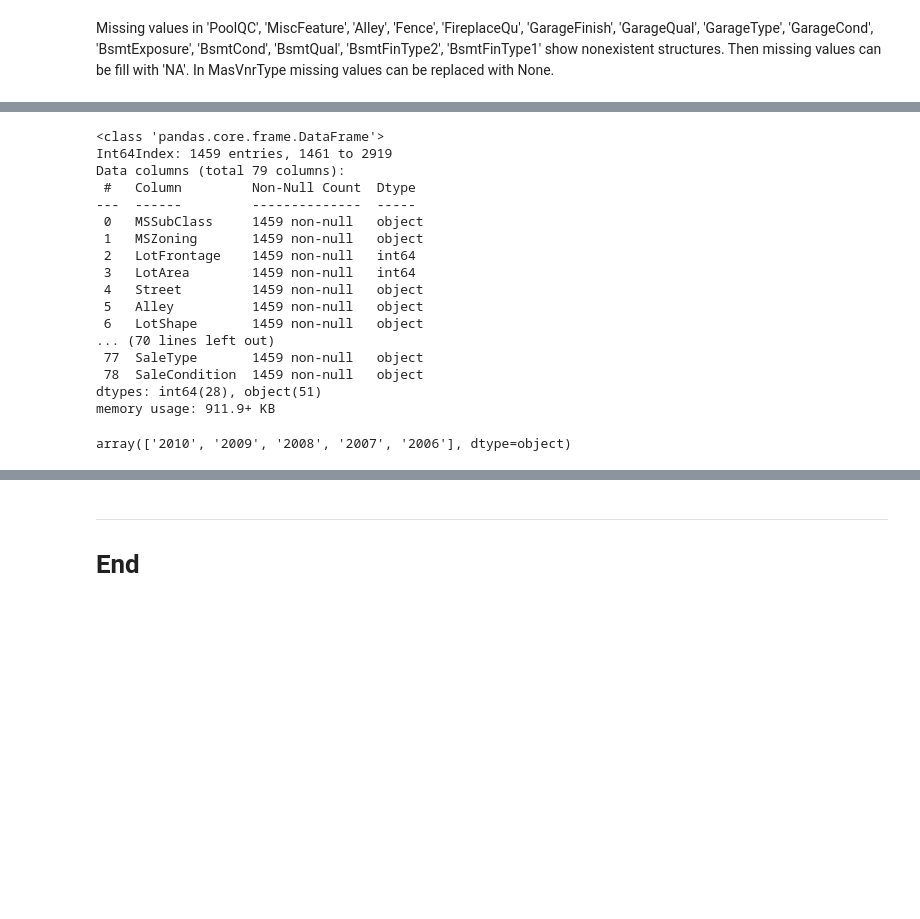
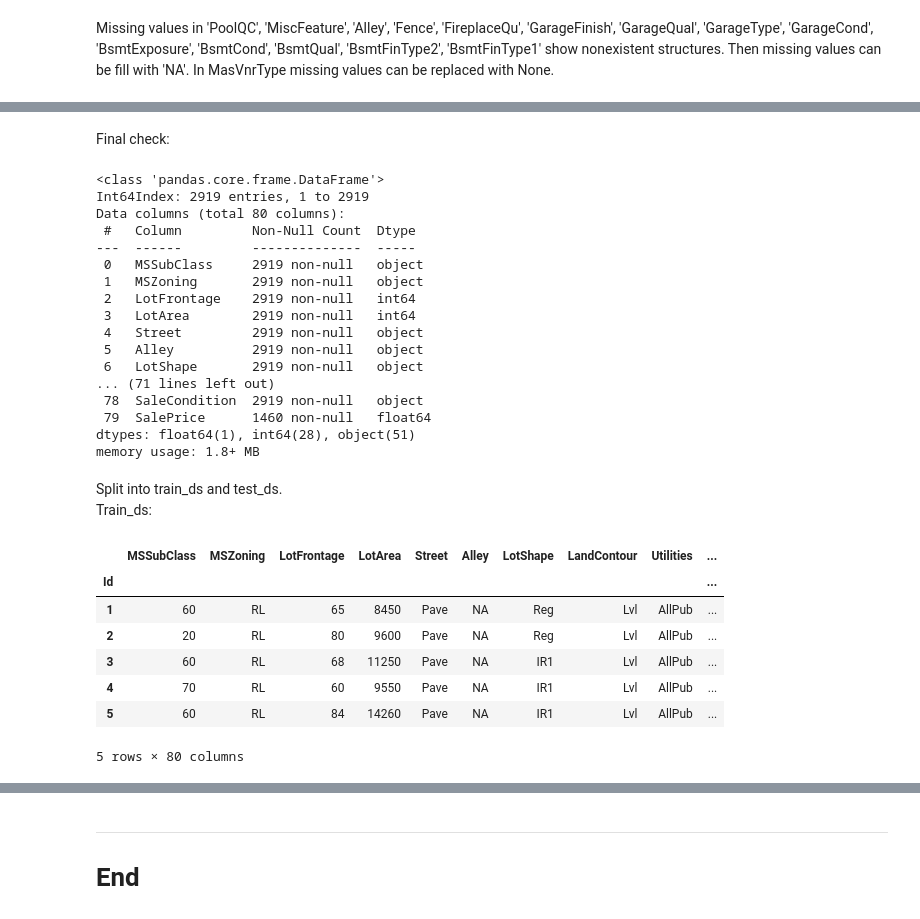
Before and after one commit to lmacakova/prices, a Jupyter notebook: house_prices.ipynb, the cells around one changed output, grey strips where cells are left out. Cells and saved outputs as stored; diff of their text form; code cells hidden in the pictures; blank space fills up the shorter version.

```diff
--- a/house_prices.ipynb
+++ b/house_prices.ipynb
@@ -231,9 +155,9 @@ dtype: int64
 # %%
 # Filling NA with median for numerical variables and 0 for the the categorical variables
-test_ds['LotFrontage'] = test_ds['LotFrontage'].fillna(test_ds['LotFrontage'].median())
-test_ds[['MasVnrArea', 'GarageYrBlt', 'BsmtFinSF1'
+combined_ds['LotFrontage'] = combined_ds['LotFrontage'].fillna(combined_ds['LotFrontage'].median())
+combined_ds[['MasVnrArea', 'GarageYrBlt', 'BsmtFinSF1'
          , 'BsmtFinSF2', 'BsmtUnfSF', 'TotalBsmtSF'
-         , 'BsmtFullBath', 'BsmtHalfBath', 'GarageCars', 'GarageArea']] = test_ds[[
+         , 'BsmtFullBath', 'BsmtHalfBath', 'GarageCars', 'GarageArea']] = combined_ds[[
              'MasVnrArea', 'GarageYrBlt', 'BsmtFinSF1',
              'BsmtFinSF2', 'BsmtUnfSF', 'TotalBsmtSF',
              'BsmtFullBath', 'BsmtHalfBath', 'GarageCars', 'GarageArea']].fillna(0)
@@ -244,37 +168,56 @@ int_to_strings = ['MSSubClass', 'OverallQual', 'OverallCond', 'YearBuilt',
 float_to_int = ['LotFrontage', 'MasVnrArea','BsmtFinSF1', 'BsmtFinSF2',
                 'BsmtUnfSF', 'TotalBsmtSF', 'BsmtFullBath', 'BsmtHalfBath',
                 'GarageCars', 'GarageArea', 'GarageYrBlt']
-test_ds[float_to_int] = test_ds[float_to_int].astype('int64')
-test_ds[int_to_strings] = test_ds[int_to_strings].astype(str)
+combined_ds[float_to_int] = combined_ds[float_to_int].astype('int64')
+combined_ds[int_to_strings] = combined_ds[int_to_strings].astype(str)
 # %%
 to_NA = ['PoolQC', 'MiscFeature', 'Alley', 'Fence','FireplaceQu', 'GarageFinish', 'GarageQual',
          'GarageType', 'GarageCond', 'BsmtExposure', 'BsmtCond', 'BsmtQual', 'BsmtFinType2',
          'BsmtFinType1', 'MSZoning', 'Utilities', 'Functional', 'Exterior1st', 'Exterior2nd',
          'SaleType', 'KitchenQual']
-test_ds[to_NA] = test_ds[to_NA].fillna('NA')
-test_ds['MasVnrType'] = test_ds['MasVnrType'].fillna('None')
-test_ds['Electrical'] = test_ds['Electrical'].fillna('Mix')
+combined_ds[to_NA] = combined_ds[to_NA].fillna('NA')
+combined_ds['MasVnrType'] = combined_ds['MasVnrType'].fillna('None')
+combined_ds['Electrical'] = combined_ds['Electrical'].fillna('Mix')
+# %% [markdown]
+Final check:
 # %%
-test_ds.info()
+combined_ds.info()
 # %% [output]
 <class 'pandas.core.frame.DataFrame'>
-Int64Index: 1459 entries, 1461 to 2919
-Data columns (total 79 columns):
+Int64Index: 2919 entries, 1 to 2919
+Data columns (total 80 columns):
  #   Column         Non-Null Count  Dtype
 ---  ------         --------------  -----
- 0   MSSubClass     1459 non-null   object
- 1   MSZoning       1459 non-null   object
- 2   LotFrontage    1459 non-null   int64
- 3   LotArea        1459 non-null   int64
- 4   Street         1459 non-null   object
- 5   Alley          1459 non-null   object
- 6   LotShape       1459 non-null   object
-... (70 lines left out)
- 77  SaleType       1459 non-null   object
- 78  SaleCondition  1459 non-null   object
-dtypes: int64(28), object(51)
-memory usage: 911.9+ KB
+ 0   MSSubClass     2919 non-null   object
+ 1   MSZoning       2919 non-null   object
+ 2   LotFrontage    2919 non-null   int64
+ 3   LotArea        2919 non-null   int64
+ 4   Street         2919 non-null   object
+ 5   Alley          2919 non-null   object
+ 6   LotShape       2919 non-null   object
+... (71 lines left out)
+ 78  SaleCondition  2919 non-null   object
+ 79  SalePrice      1460 non-null   float64
+dtypes: float64(1), int64(28), object(51)
+memory usage: 1.8+ MB
-# %%
-test_ds['YrSold'].unique()
-# %% [output]
-array(['2010', '2009', '2008', '2007', '2006'], dtype=object)
+# %% [markdown]
+Split into train_ds and test_ds.\
+Train_ds:
+# %%
+# Split combined_ds back into train_ds and test_ds
+train_ds = combined_ds.iloc[:1460]
+test_ds = combined_ds.iloc[1460:]
+# Drop 'SalePrice' column from test dataset
+test_ds = test_ds.drop('SalePrice', axis=1, errors='ignore')
+# Convert 'SalePrice' to int64 in train_ds
+train_ds['SalePrice'].astype('int64')
+train_ds.head()
+# %% [output]
+|  | MSSubClass | MSZoning | LotFrontage | LotArea | Street | Alley | LotShape | LandContour | Utilities | ... |
+| Id |  |  |  |  |  |  |  |  |  | ... |
+| 1 | 60 | RL | 65 | 8450 | Pave | NA | Reg | Lvl | AllPub | ... |
+| 2 | 20 | RL | 80 | 9600 | Pave | NA | Reg | Lvl | AllPub | ... |
+| 3 | 60 | RL | 68 | 11250 | Pave | NA | IR1 | Lvl | AllPub | ... |
+| 4 | 70 | RL | 60 | 9550 | Pave | NA | IR1 | Lvl | AllPub | ... |
+| 5 | 60 | RL | 84 | 14260 | Pave | NA | IR1 | Lvl | AllPub | ... |
+5 rows × 80 columns
```
Also changed, not shown: parts of 22 cells of this notebook, 1 other file.
